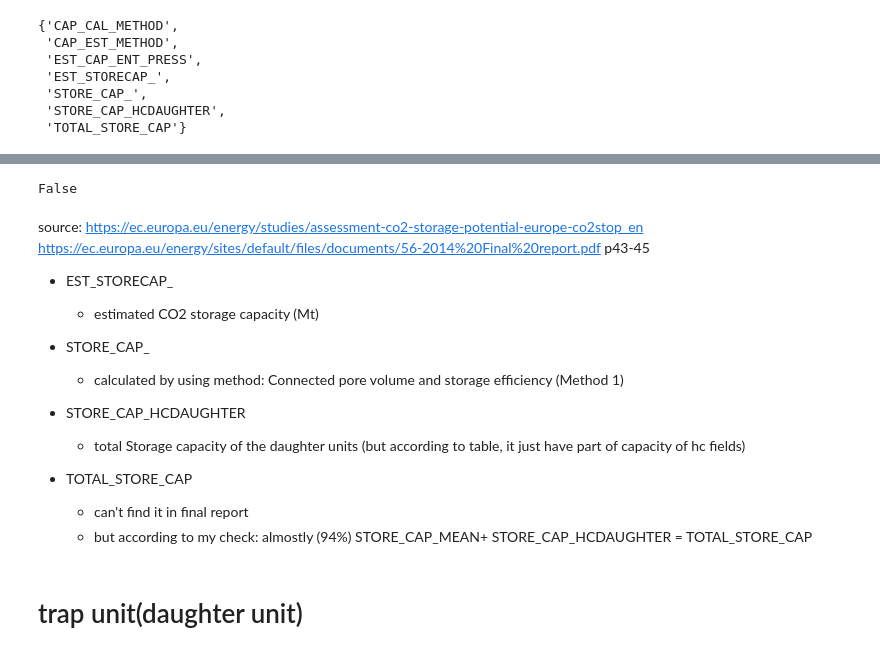
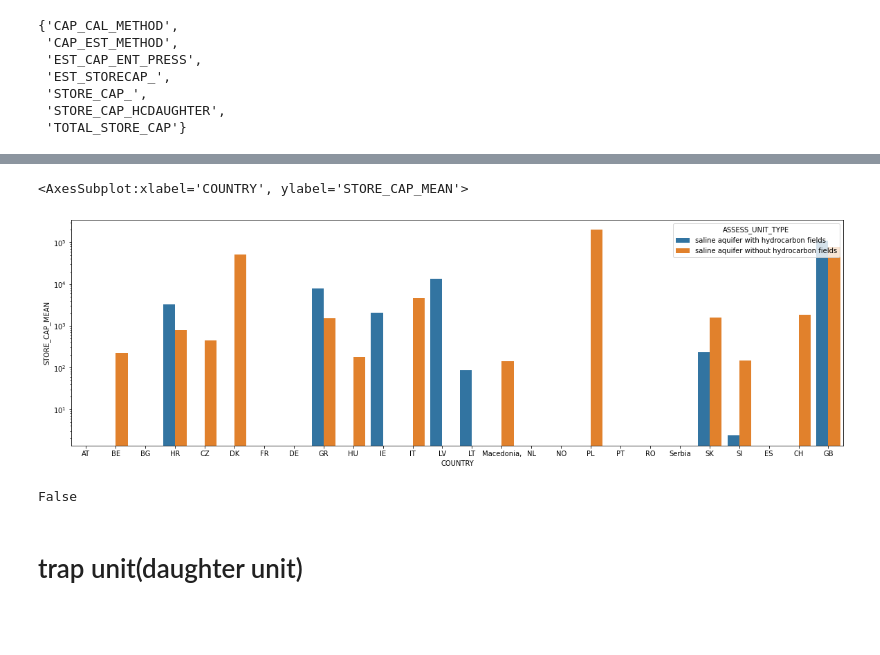
Before and after one commit to ericzhou571/Co2Storage, a Jupyter notebook: Co2stop_deep_exploring-Copy2.ipynb, the cells around one changed output, grey strips where cells are left out. Cells and saved outputs as stored; diff of their text form; code cells hidden in the pictures; blank space fills up the shorter version.

```diff
--- a/Co2stop_deep_exploring-Copy2.ipynb
+++ b/Co2stop_deep_exploring-Copy2.ipynb
@@ -108,23 +130,17 @@ sns.histplot(data=tips, x="day", hue="sex", multiple="dodge", shrink=.8)
+# %%
+df2 = storage_unit.groupby(['COUNTRY','ASSESS_UNIT_TYPE']).sum()['STORE_CAP_MEAN'].reset_index()
+df2['COUNTRY'] = df2.COUNTRY.apply(alpha2)
+df2['ASSESS_UNIT_TYPE'] = df2['ASSESS_UNIT_TYPE'].str.lower()
+plt.figure(figsize=(20, 6))
+sns.barplot(data=df2, x="COUNTRY",y='STORE_CAP_MEAN', hue="ASSESS_UNIT_TYPE",log=True)
+# %% [output]
+<AxesSubplot:xlabel='COUNTRY', ylabel='STORE_CAP_MEAN'>
+[figure, added]
 # %%
 'STORE_CAP_DAUGHTER' in storage_unit.columns
 # we only have 'STORE_CAP_HCDAUGHTER'
 # %% [output]
 False
-# %% [markdown]
-source: https://ec.europa.eu/energy/studies/assessment-co2-storage-potential-europe-co2stop_en
-https://ec.europa.eu/energy/sites/default/files/documents/56-2014%20Final%20report.pdf p43-45
-
-
-* EST_STORECAP_
-    - estimated CO2 storage capacity (Mt)
-* STORE_CAP_
-    -  calculated by using method: Connected pore volume and storage efficiency (Method 1)
-* STORE_CAP_HCDAUGHTER
-    - total Storage capacity of the daughter units (but according to table, it just have part of capacity of hc fields)
-
-* TOTAL_STORE_CAP
-    - can't find it in final report
-    - but according to my check: almostly (94%) STORE_CAP_MEAN+ STORE_CAP_HCDAUGHTER = TOTAL_STORE_CAP
 # %% [markdown]
 # trap unit(daughter unit)
 # %%
```
Also changed, not shown: parts of 37 cells of this notebook.
